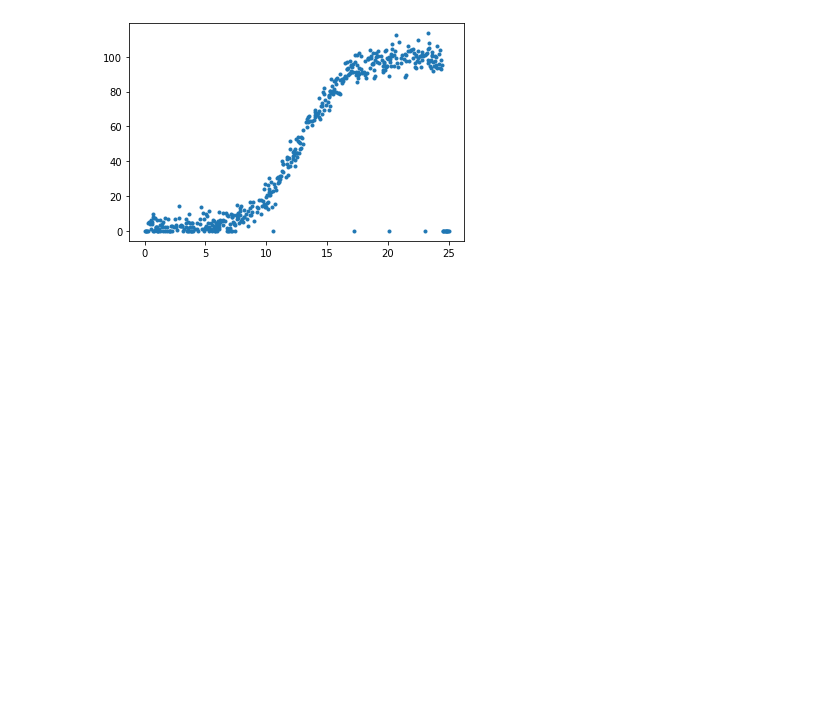
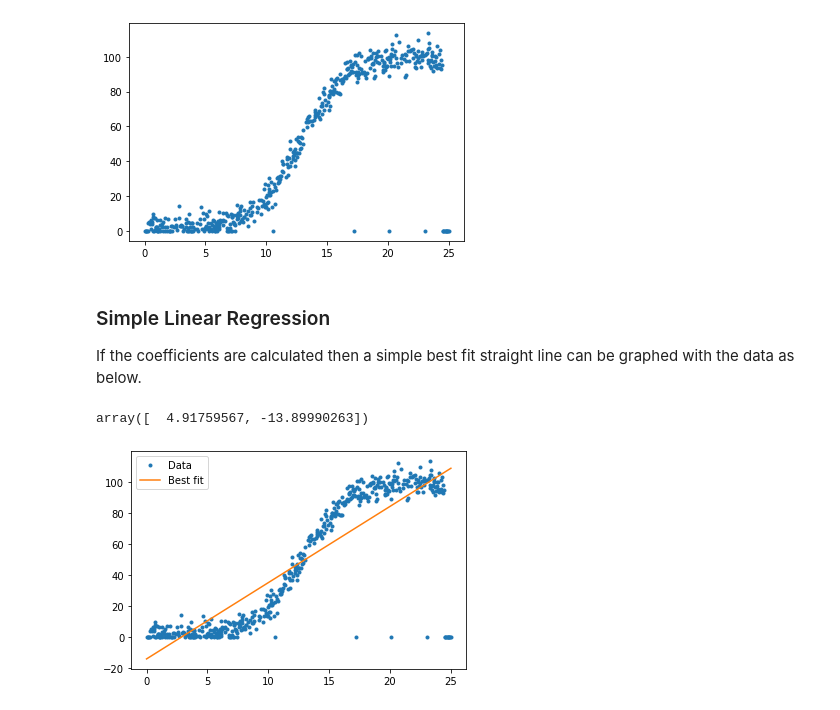
Before and after one commit to danielmccallion/Fundamentals_of_Data_Analysis-Project, a Jupyter notebook: Project.ipynb, the cells around one changed output. Saved outputs shown, nothing was run; the diff lists cells and outputs as text; code cells hidden in the pictures; blank space fills up the shorter version.

Commit message:
Straight line fitted to the data

```diff
--- a/Project.ipynb
+++ b/Project.ipynb
@@ -10,3 +18,17 @@ plt.plot(dataset["speed"], dataset["power"], ".")
 # %% [output]
 [<matplotlib.lines.Line2D at 0x...>]
 [figure]
+# %% [markdown]
+### Simple Linear Regression
+If the coefficients are calculated then a simple best fit straight line can be graphed with the data as below.
+# %%
+coeffs = np.polyfit(dataset["speed"], dataset["power"], 1)
+coeffs
+# %% [output]
+array([  4.91759567, -13.89990263])
+# %%
+plt.plot(dataset["speed"], dataset["power"], '.', label="Data")
+plt.plot(dataset["speed"], coeffs[0] * dataset["speed"] + coeffs[1], '-', label='Best fit')
+plt.legend();
+# %% [output]
+[figure, added]
```
Also changed, not shown: parts of 3 cells of this notebook.
